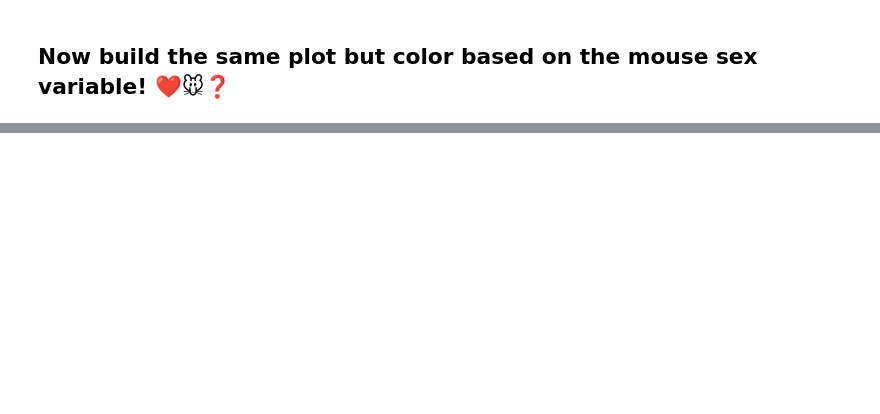
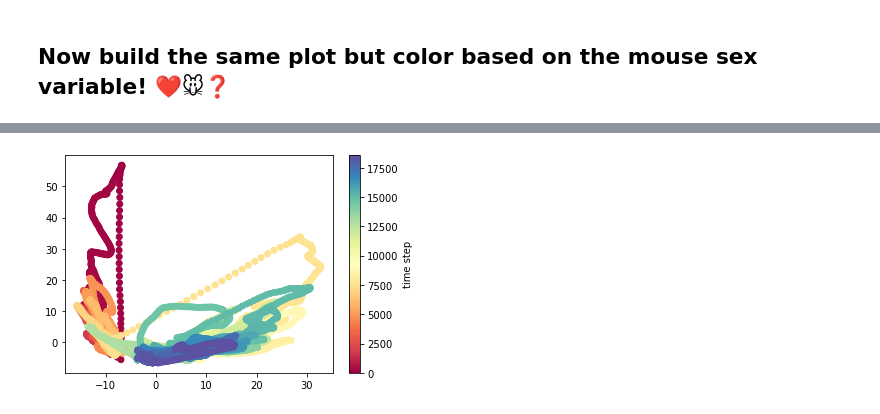
Before and after one commit to SaberaTalukder/Chen_Institute_DataSAI_for_Neuroscience, a Jupyter notebook: 07_05_22_day1_overview/code/diy_notebooks/dimensionality_reduction.ipynb, the cells around one changed output, grey strips where cells are left out. Drawn from its saved outputs; the diff is of its cells as text; code cells hidden in the pictures; blank space fills up the shorter version.

```diff
--- a/07_05_22_day1_overview/code/diy_notebooks/dimensionality_reduction.ipynb
+++ b/07_05_22_day1_overview/code/diy_notebooks/dimensionality_reduction.ipynb
@@ -377,0 +463,9 @@ _ = ax.set_zlabel('pc3')
+# %%
+# Do the plotting for 2d
+time_varying_color = np.arange(0, pc1.shape[0], 1)
+_ = plt.scatter(pc1, pc2, c=time_varying_color, cmap='Spectral')
+cbar = plt.colorbar()
+cbar.set_label('time step')
+_ = plt.show()
+# %% [output]
+[figure, added]
```
Also changed, not shown: parts of 26 cells of this notebook.
